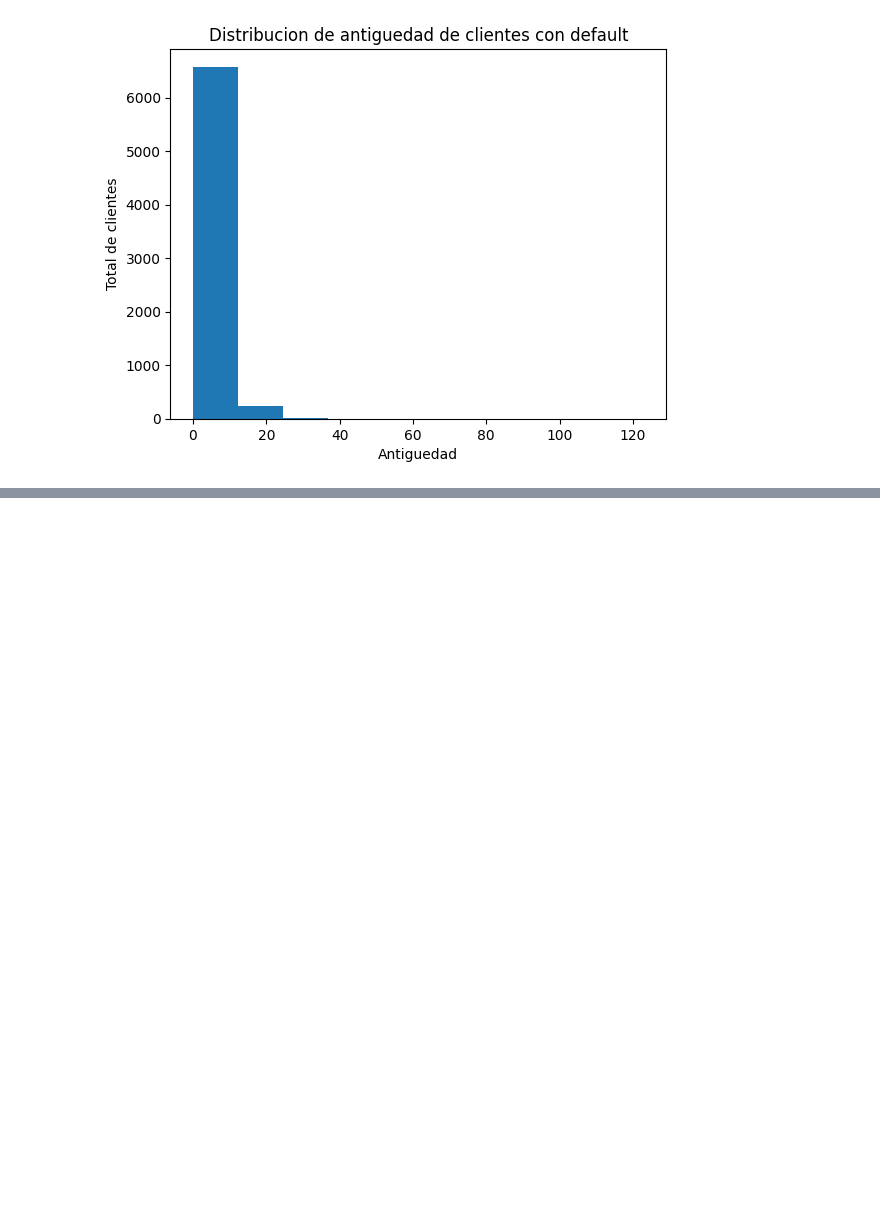
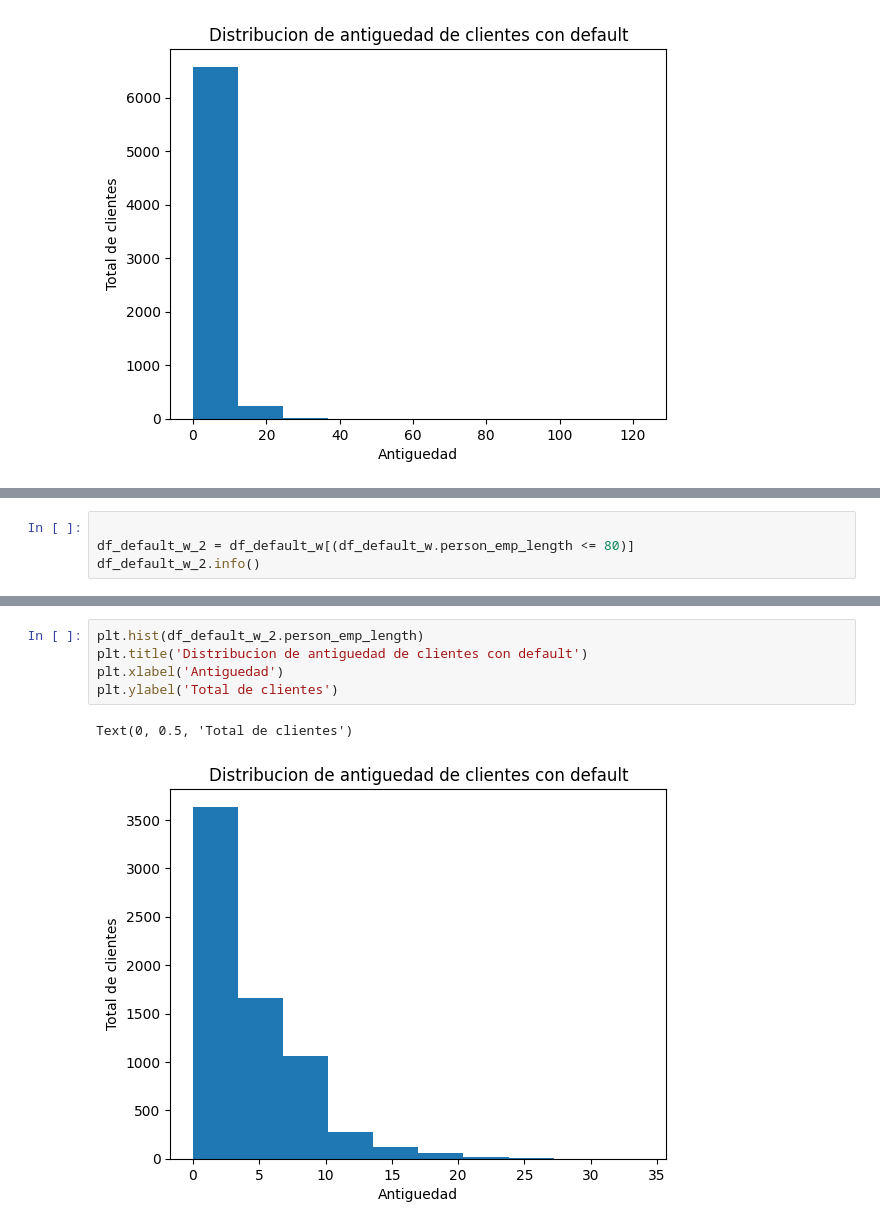
Before and after one commit to mflazaro/bases_ds_python, a Jupyter notebook: ProyectoDS_ParteII_Lazaro_draft.ipynb, the cells around one changed output, grey strips where cells are left out. Cells and saved outputs as stored; diff of their text form; blank space fills up the shorter version.

```diff
--- a/ProyectoDS_ParteII_Lazaro_draft.ipynb
+++ b/ProyectoDS_ParteII_Lazaro_draft.ipynb
@@ -291,0 +321,4 @@ taxis_imputed.loc[outliers.index, 'total'] = median_value
+# %%
+
+df_default_w_2 = df_default_w[(df_default_w.person_emp_length <= 80)]
+df_default_w_2.info()
@@ -291,0 +345,8 @@ taxis_imputed.loc[outliers.index, 'total'] = median_value
+# %%
+plt.hist(df_default_w_2.person_emp_length)
+plt.title('Distribucion de antiguedad de clientes con default')
+plt.xlabel('Antiguedad')
+plt.ylabel('Total de clientes')
+# %% [output]
+Text(0, 0.5, 'Total de clientes')
+[figure, added]
```
Also changed, not shown: parts of 7 cells of this notebook.
